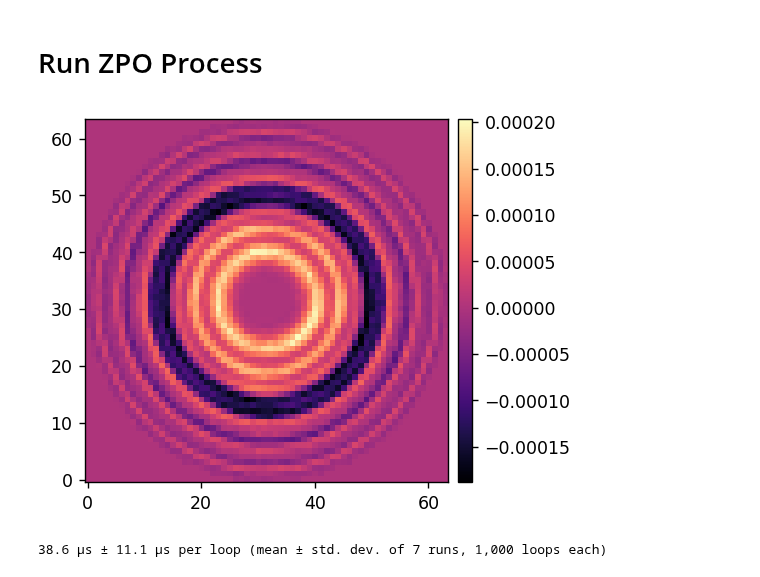
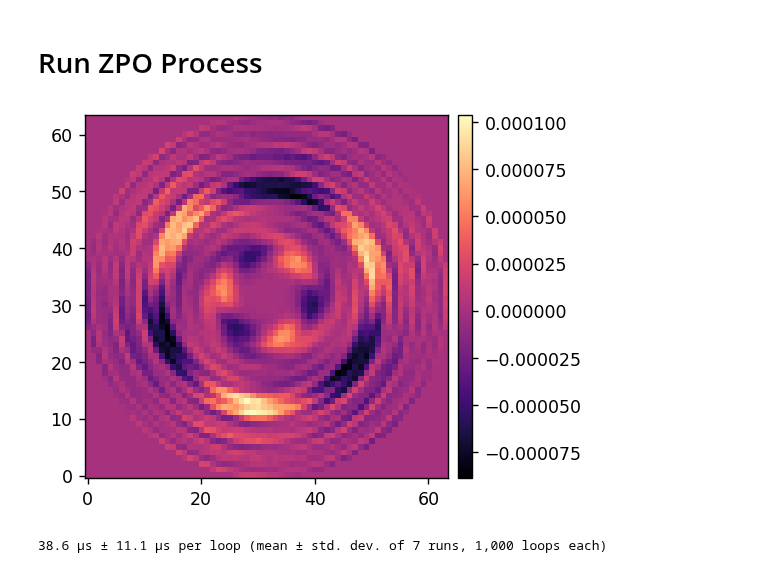
Before and after one commit to uasal/lina, a Jupyter notebook: notebooks/rt-sims/run_llowfsc.ipynb, the cells around one changed output. Saved outputs shown, nothing was run; the diff lists cells and outputs as text; code cells hidden in the pictures.

```diff
--- a/notebooks/rt-sims/run_llowfsc.ipynb
+++ b/notebooks/rt-sims/run_llowfsc.ipynb
@@ -303,17 +255,18 @@ zpo_params = {
     'ZPO_STREAM':ZPO_STREAM,
 }
 # %%
-DM_STREAMS[2].write(5e-9 * dm_zernike_modes[2])
+reload(llowfsc)
+DM_STREAMS[2].write(2e-9 * dm_zernike_modes[-2])
 
-compute_zpo(**zpo_params)
+llowfsc.compute_zpo(**zpo_params)
 
 zpo = ZPO_STREAM.grab_latest()
 
 utils.imshow(
     [zpo]
 )
 # %% [output]
-[figure, old version]
+[figure, new version]
 # %%
 %%timeit -n 1000
 zpo = compute_zpo(**zpo_params)
```
Also changed, not shown: parts of 5 cells of this notebook, 1 other file.
